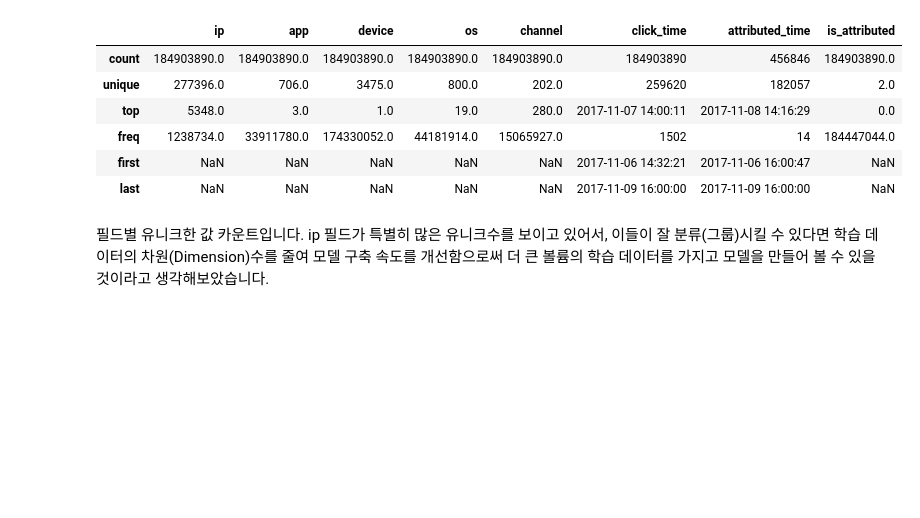
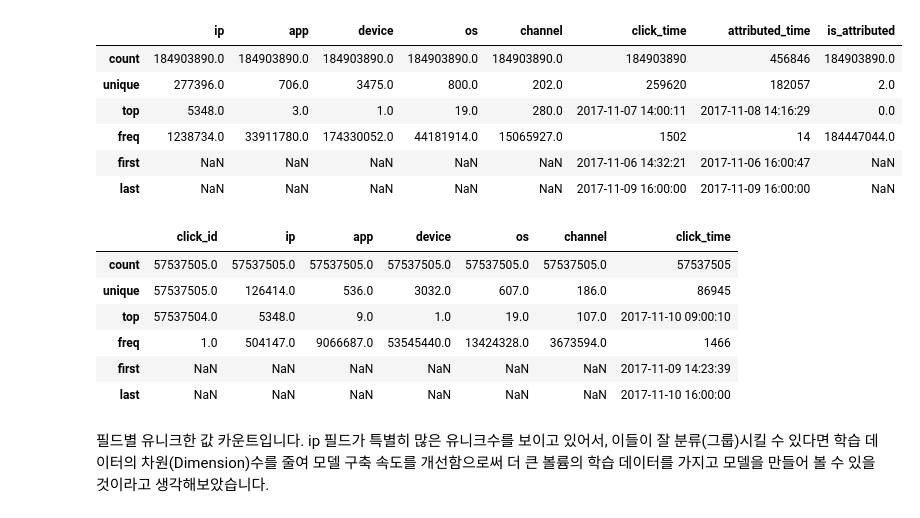
Before and after one commit to jmpaaak/kaggle-study, a Jupyter notebook: competitions/talkingdata-adtracking-fraud-detection/talkingdata-adtracking-jongmin.ipynb, the cells around one changed output. Saved outputs shown, nothing was run; the diff lists cells and outputs as text; code cells hidden in the pictures; blank space fills up the shorter version.

```diff
--- a/competitions/talkingdata-adtracking-fraud-detection/talkingdata-adtracking-jongmin.ipynb
+++ b/competitions/talkingdata-adtracking-fraud-detection/talkingdata-adtracking-jongmin.ipynb
@@ -102,6 +102,7 @@ for field in categorical_fields:
     train[field] = train[field].astype('category')
     test[field]=test[field].astype('category')
 train['is_attributed']=train['is_attributed'].astype('category')
+test['click_id']=test['click_id'].astype('category')
 
 # set click_time and attributed_time as timeseries
 train['click_time'] = pd.to_datetime(train['click_time'])
@@ -119,6 +120,16 @@ train.describe()
 | freq | 1238734.0 | 33911780.0 | 174330052.0 | 44181914.0 | 15065927.0 | 1502 | 14 | 184447044.0 |
 | first | NaN | NaN | NaN | NaN | NaN | 2017-11-06 14:32:21 | 2017-11-06 16:00:47 | NaN |
 | last | NaN | NaN | NaN | NaN | NaN | 2017-11-09 16:00:00 | 2017-11-09 16:00:00 | NaN |
+# %%
+test.describe()
+# %% [output]
+|  | click_id | ip | app | device | os | channel | click_time |
+| count | 57537505.0 | 57537505.0 | 57537505.0 | 57537505.0 | 57537505.0 | 57537505.0 | 57537505 |
+| unique | 57537505.0 | 126414.0 | 536.0 | 3032.0 | 607.0 | 186.0 | 86945 |
+| top | 57537504.0 | 5348.0 | 9.0 | 1.0 | 19.0 | 107.0 | 2017-11-10 09:00:10 |
+| freq | 1.0 | 504147.0 | 9066687.0 | 53545440.0 | 13424328.0 | 3673594.0 | 1466 |
+| first | NaN | NaN | NaN | NaN | NaN | NaN | 2017-11-09 14:23:39 |
+| last | NaN | NaN | NaN | NaN | NaN | NaN | 2017-11-10 16:00:00 |
 # %% [markdown]
 필드별 유니크한 값 카운트입니다. ip 필드가 특별히 많은 유니크수를 보이고 있어서,
 이들이 잘 분류(그룹)시킬 수 있다면 학습 데이터의 차원(Dimension)수를 줄여 모델 구축 속도를 개선함으로써 더 큰 볼륨의 학습 데이터를 가지고 모델을 만들어 볼 수 있을 것이라고 생각해보았습니다.
```
Also changed, not shown: parts of 14 cells of this notebook.
